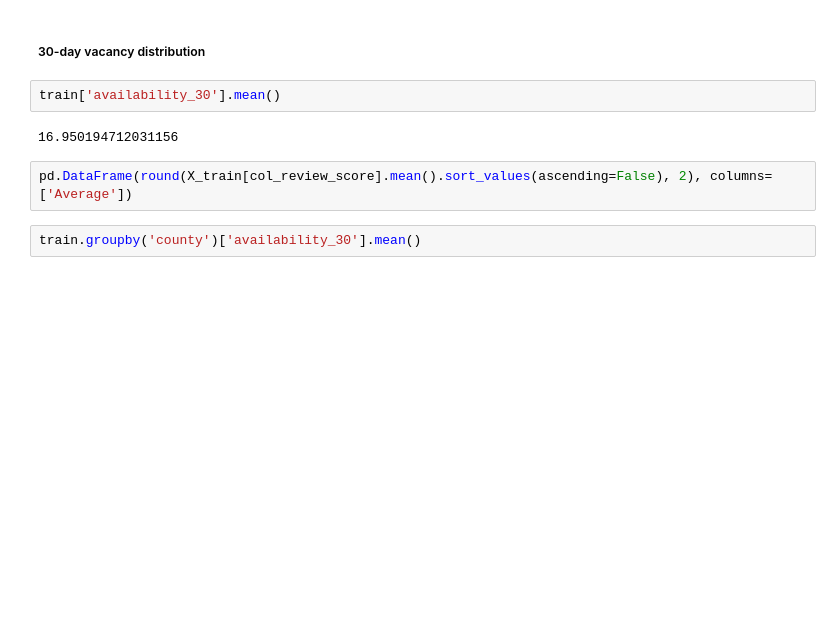
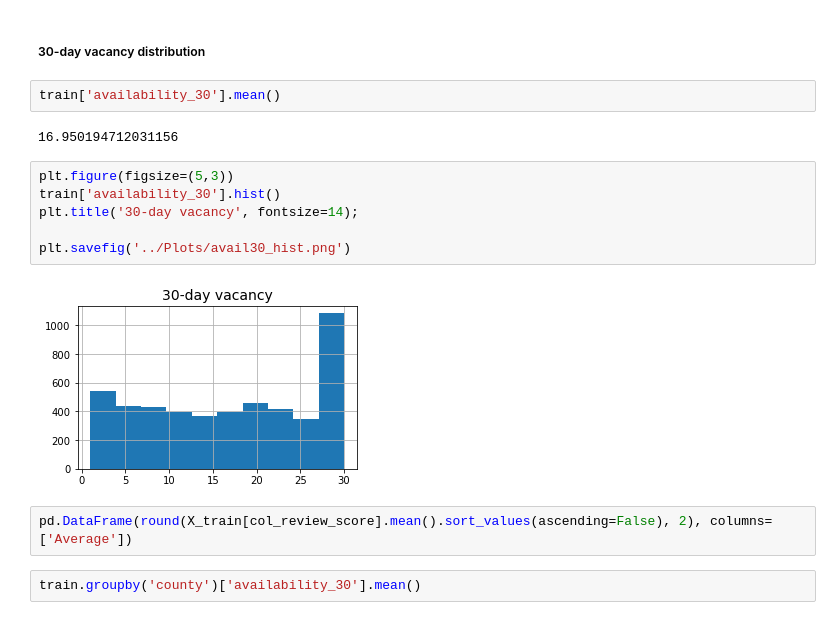
Before and after one commit to AnnieW2014/GA_Capstone, a Jupyter notebook: Code/Capstone_ListingData_Modeling_AW.ipynb, the cells around one changed output. Drawn from its saved outputs; the diff is of its cells as text; blank space fills up the shorter version.

```diff
--- a/Code/Capstone_ListingData_Modeling_AW.ipynb
+++ b/Code/Capstone_ListingData_Modeling_AW.ipynb
@@ -1181,6 +1181,14 @@ pd.DataFrame(X_train[col_flags].mean().sort_values(ascending=False), columns=['A
 train['availability_30'].mean()
 # %% [output]
 16.950194712031156
+# %%
+plt.figure(figsize=(5,3))
+train['availability_30'].hist()
+plt.title('30-day vacancy', fontsize=14);
+
+plt.savefig('../Plots/avail30_hist.png')
+# %% [output]
+[figure, added]
 # %%
 pd.DataFrame(round(X_train[col_review_score].mean().sort_values(ascending=False), 2), columns=['Average'])
 # %%
```
Also changed, not shown: parts of 3 cells of this notebook.
